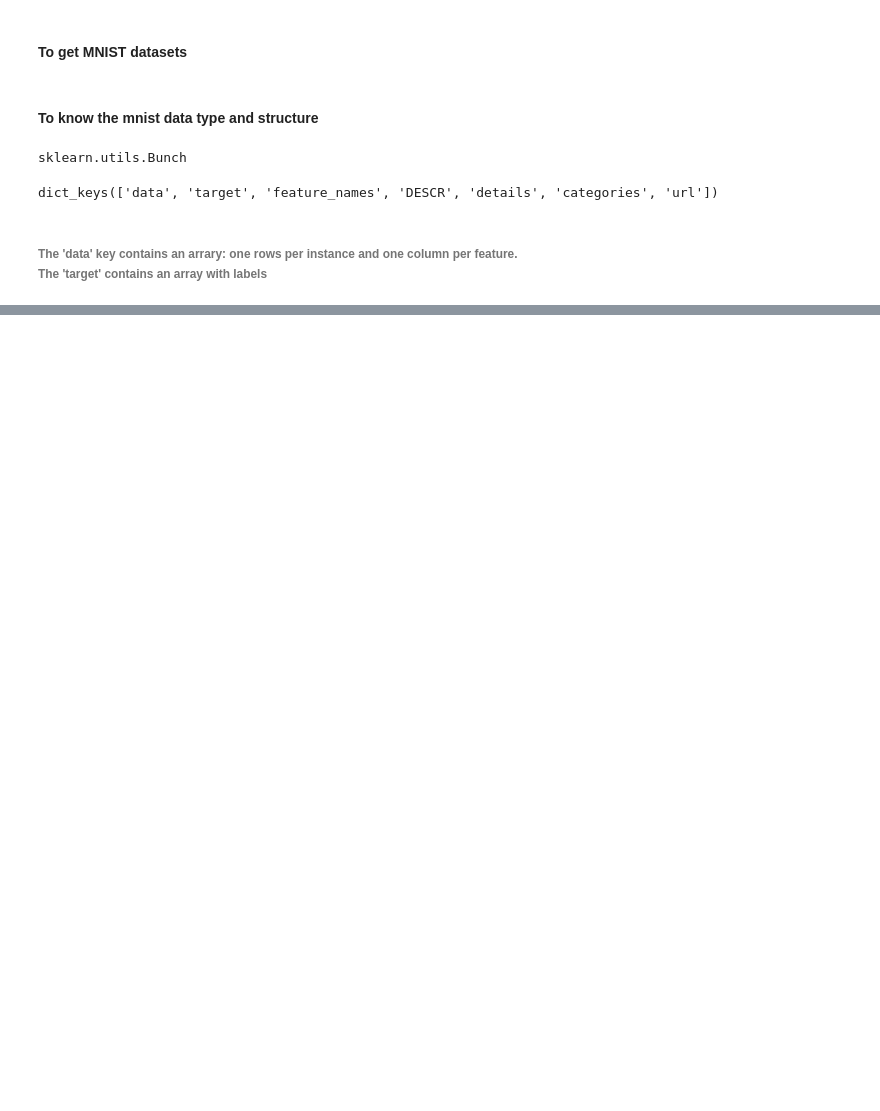
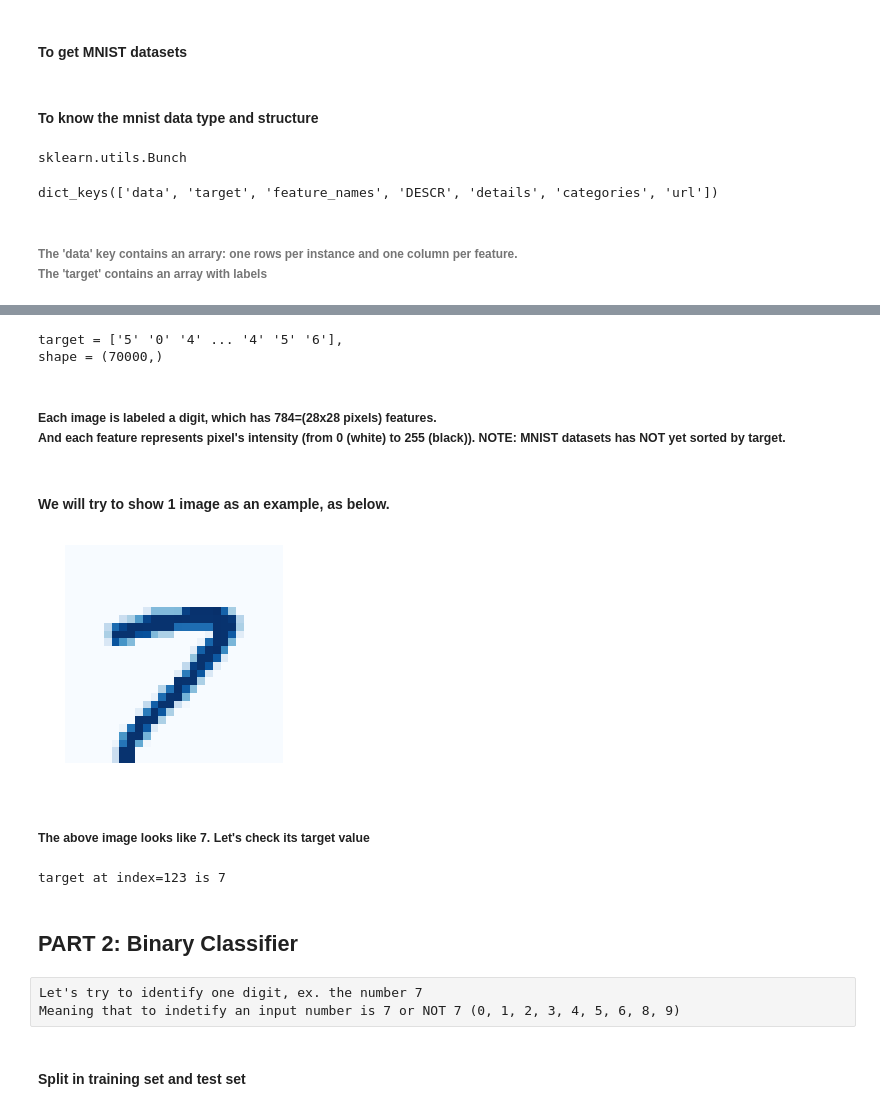
Before and after one commit to tuan-trankcc/classification, a Jupyter notebook: classification.ipynb, the cells around one changed output, grey strips where cells are left out. Saved outputs shown, nothing was run; the diff lists cells and outputs as text; code cells hidden in the pictures; blank space fills up the shorter version.

```diff
--- a/classification.ipynb
+++ b/classification.ipynb
@@ -46,6 +44,0 @@ X.shape=(70000, 784), y.shape=(70000,)
-# %%
-import matplotlib.pyplot as plt
-_index = 12345
-a_digit = X[_index]  # choose an arbitrary digit of X
-a_digit_img = a_digit.reshape(28, 28) # reshape 784 --> 28x28
-plt.imshow(a_digit_img, cmap="Blues", interpolation='nearest')
@@ -66,0 +58,5 @@ y[_index]
+# %%
+print("target = {}, \nshape = {}".format(mnist['target'], mnist['target'].shape))
+# %% [output]
+target = ['5' '0' '4' ... '4' '5' '6'],
+shape = (70000,)
@@ -66,0 +69,28 @@ y[_index]
+# %% [markdown]
+##### Each image is labeled a digit, which has 784=(28x28 pixels) features.<br/> And each feature represents pixel's intensity (from 0 (white) to 255 (black)).  NOTE: MNIST datasets has NOT yet sorted by target.
+# %% [markdown]
+#### We will try to show 1 image as an example, as below.
+# %%
+def plot_a_digit(a_digit_data):
+    a_digit_img = a_digit_data.reshape(28, 28) # reshape 784 --> 28x28
+    plt.imshow(a_digit_img, cmap="Blues", interpolation='nearest')
+    plt.axis('off')
+
+_index = 123  # Just one example to choose an arbitrary digit of X
+a_digit_data = mnist['data'][_index]
+plot_a_digit(a_digit_data=a_digit_data)
+# %% [output]
+[figure, added]
+# %% [markdown]
+##### The above image looks like 7. Let's check its target value
+# %%
+print('target at index={} is {}'.format(_index, mnist['target'][_index]))
+# %% [output]
+target at index=123 is 7
+# %% [markdown]
+## PART 2: Binary Classifier
+# %% [raw]
+Let's try to identify one digit, ex. the number 7
+Meaning that to indetify an input number is 7 or NOT 7 (0, 1, 2, 3, 4, 5, 6, 8, 9)
+# %% [markdown]
+#### Split in training set and test set
```
Also changed, not shown: parts of 69 cells of this notebook.
